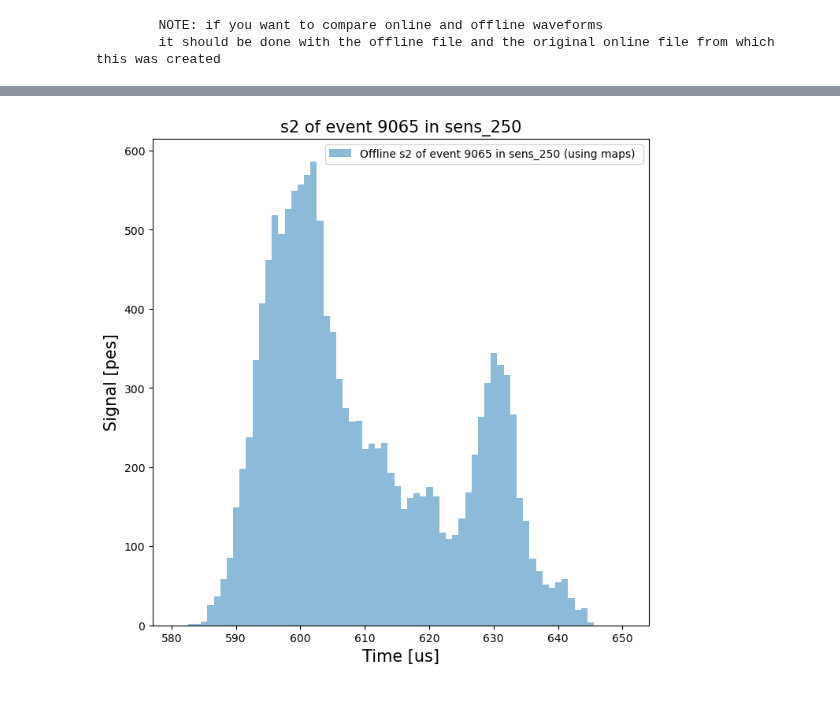
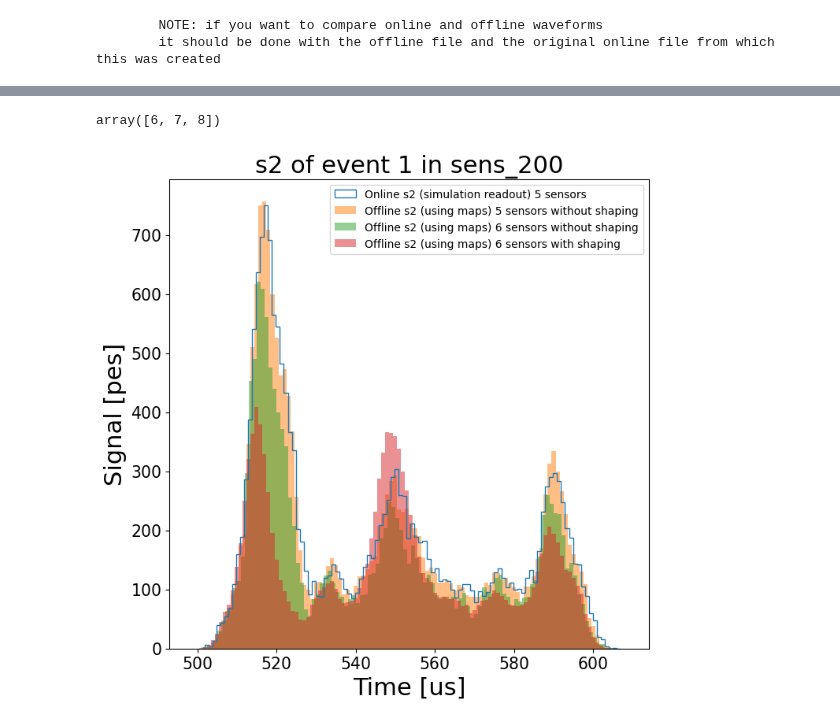
Before and after one commit to mariandbt/python, a Jupyter notebook: notebooks/20240228_s2_hists_waveforms.ipynb, the cells around one changed output, grey strips where cells are left out. Drawn from its saved outputs; the diff is of its cells as text; code cells hidden in the pictures.

```diff
--- a/notebooks/20240228_s2_hists_waveforms.ipynb
+++ b/notebooks/20240228_s2_hists_waveforms.ipynb
@@ -35,11 +36,17 @@ path = path + '/20240313_s2simulation'
 # online_s2_filename = os.path.join(path, "next100_fibers/20240228_Next100_bb_1.next.h5") # 1 full bb w s2
 
 # off_s2_file_path = os.path.join(path, "s2signals/20240314_bb0nu_10ev_ELon_s2_signal_20240304s2table.h5") # EL on + fluctuations
+# online_s2_filename = os.path.join(path, "bb/20240228_Next100_10ev_ELon_bb_1.next.h5") # 10 full bb w s2
+
+off_s2_file_path = os.path.join(path, "s2signals/20240314_bb0nu_10ev_ELon_s2_signal_20240304s2table.h5") # EL on + fluctuations
+off_s2_file_path_TEST = os.path.join(path, "s2signals/20240423_TEST_bb0nu_10ev_ELon_s2_signal_20240405s2table.h5") # EL on + fluctuations
+off_s2_file_path_TEST2 = os.path.join(path, "s2signals/20240423_TEST2_bb0nu_10ev_ELon_s2_signal_20240405s2table.h5") # EL on + fluctuations
+off_s2_file_path_TEST3 = os.path.join(path, "s2signals/20240423_TEST3shaped_bb0nu_10ev_ELon_s2_signal_20240405s2table.h5") # EL on + fluctuations
 online_s2_filename = os.path.join(path, "bb/20240228_Next100_10ev_ELon_bb_1.next.h5") # 10 full bb w s2
 
 # off_s2_file_path = os.path.join(path, "20240222_bb0nu_200ev_s2_signal.h5") # EL off + fluctuations
 
-off_s2_file_path = os.path.join(path, "s2signals/20240315_bb0nu_2000ev_ELoff_s2_signal_20240304s2table.h5") # fluctuations
+# off_s2_file_path = os.path.join(path, "s2signals/20240315_bb0nu_2000ev_ELoff_s2_signal_20240304s2table.h5") # fluctuations
 
 sns_positions, sns_response = setup.read_fiber_sens(online_s2_filename)
 
@@ -71,20 +128,46 @@ Global parameters set successfully :)
 # %%
-event = 9065
-sensor = 250
+event = 1
+sensor = 200
+# sensor = all
 bin_width = 1 # [us]
+# bin_width = 25e-3 # [us]
+# %%
+np.array([1, 2, 3]) + 5
+# %% [output]
+array([6, 7, 8])
 # %%
-# _ = s2hist.print_online_s2waveform(sns_response, event, sensor,
-#                                    bin_width_in_us = bin_width,
-#                                    t_window_min_in_us = 450, t_window_max_in_us = 1000,
-#                                    new_figure = True, comment = '')
+events_on, bins_on, _ = s2hist.print_online_s2waveform(sns_response, event, sensor,
+                                                       bin_width_in_us = bin_width,
+                                                       t_window_min_in_us = 450, t_window_max_in_us = 1000,
+                                                       new_figure = True, comment = '5 sensors ')
 
-_, _, ax = s2hist.print_offline_s2waveform(off_s2_file_path, event, sensor, bin_width_in_us = bin_width,
-                                           new_figure = True, comment = '')
+events_off, bins_off, ax = s2hist.OLD_print_offline_s2waveform(off_s2_file_path, event, sensor,
+                                                               bin_width_in_us = bin_width,
+                                                               new_figure = False, comment = '5 sensors without shaping')
 
-ax.legend(loc = 'upper right');
+events_off_TEST, bins_off, ax = s2hist.print_offline_s2waveform(off_s2_file_path_TEST, event, sensor,
+                                                                t0_in_us = bins_off.min() + bin_width/2,
+                                                                bin_width_in_us = bin_width,
+                                                                new_figure = False, comment = '6 sensors without shaping')
+
+# events_off_TEST, bins_off, ax = s2hist.print_offline_s2waveform(off_s2_file_path_TEST2, event, sensor,
+#                                                                 t0_in_us = bins_off.min() + bin_width/2,
+#                                                                 bin_width_in_us = bin_width,
+#                                                                 new_figure = False, comment = 'without shaping')
+
+events_off_TEST, bins_off, ax = s2hist.print_offline_s2waveform(off_s2_file_path_TEST3, event, sensor,
+                                                                t0_in_us = bins_off.min() + bin_width/2,
+                                                                bin_width_in_us = bin_width,
+                                                                new_figure = False, comment = '6 sensors with shaping')
+
+off_s2_file_path_TEST
+ax.legend(loc = 'upper right', fontsize = 10);
+# ax.set_ylim(0, 470)
 font_size = 30
+# ax.set_xlim(530, 610)
+# ax.set_ylim(0, 0.9e3)
 
 # ax.text(0.05, .85, 's2 table from 08/02/2024',
 # transform=ax.transAxes, fontsize=0.5*font_size, bbox=dict(facecolor='1.', edgecolor='none', pad=3.0))
 # %% [output]
-[figure, old version]
+[figure, new version]
```
Also changed, not shown: parts of 15 cells of this notebook, 55 other files.
